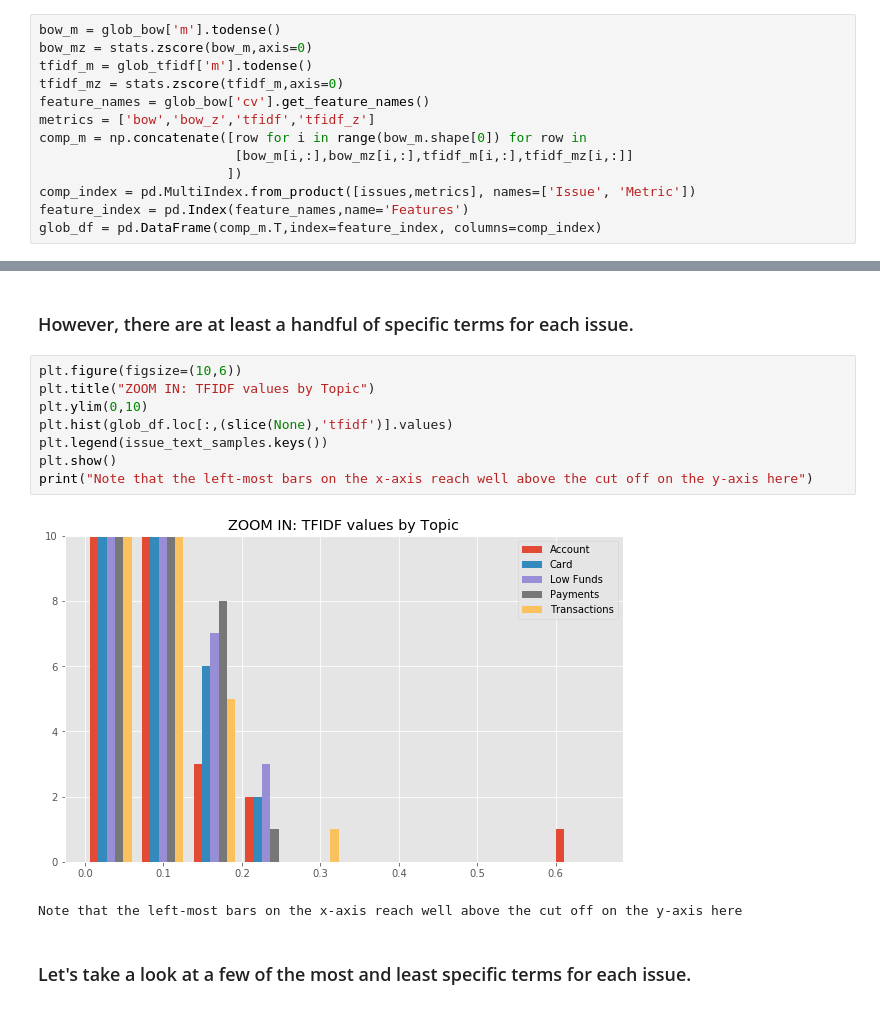
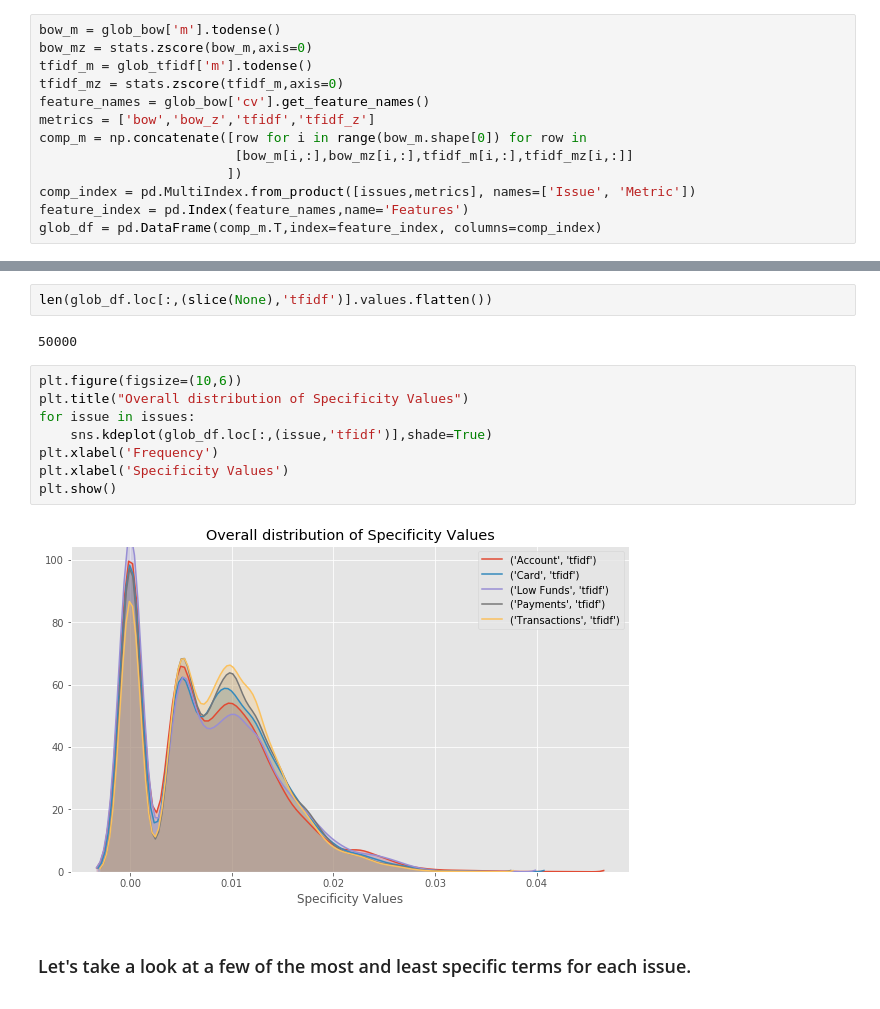
Before and after one commit to swfisher/springboard, a Jupyter notebook: complaints/reports/complaints_data_story.ipynb, the cells around one changed output, grey strips where cells are left out. Cells and saved outputs as stored; diff of their text form.

```diff
--- a/complaints/reports/complaints_data_story.ipynb
+++ b/complaints/reports/complaints_data_story.ipynb
@@ -231,16 +218,17 @@ plt.show()
-# %% [markdown]
-### However, there are at least a handful of specific terms for each issue.
-# %%
-plt.figure(figsize=(10,6))
-plt.title("ZOOM IN: TFIDF values by Topic")
-plt.ylim(0,10)
-plt.hist(glob_df.loc[:,(slice(None),'tfidf')].values)
-plt.legend(issue_text_samples.keys())
-plt.show()
-print("Note that the left-most bars on the x-axis reach well above the cut off on the y-axis here")
-# %% [output]
-[figure, removed]
-Note that the left-most bars on the x-axis reach well above the cut off on the y-axis here
+# %%
+len(glob_df.loc[:,(slice(None),'tfidf')].values.flatten())
+# %% [output]
+50000
+# %%
+plt.figure(figsize=(10,6))
+plt.title("Overall distribution of Specificity Values")
+for issue in issues:
+    sns.kdeplot(glob_df.loc[:,(issue,'tfidf')],shade=True)
+plt.xlabel('Frequency')
+plt.xlabel('Specificity Values')
+plt.show()
+# %% [output]
+[figure, added]
 # %% [markdown]
 ### Let's take a look at a few of the most and least specific terms for each issue.
 # %%
```
Also changed, not shown: parts of 9 cells of this notebook.
